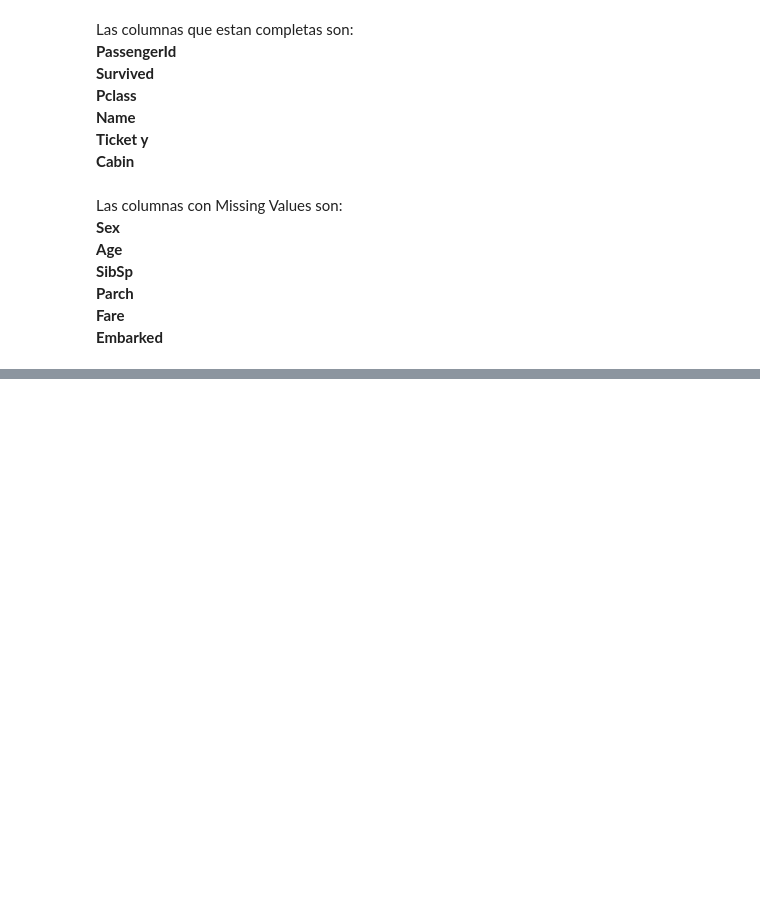
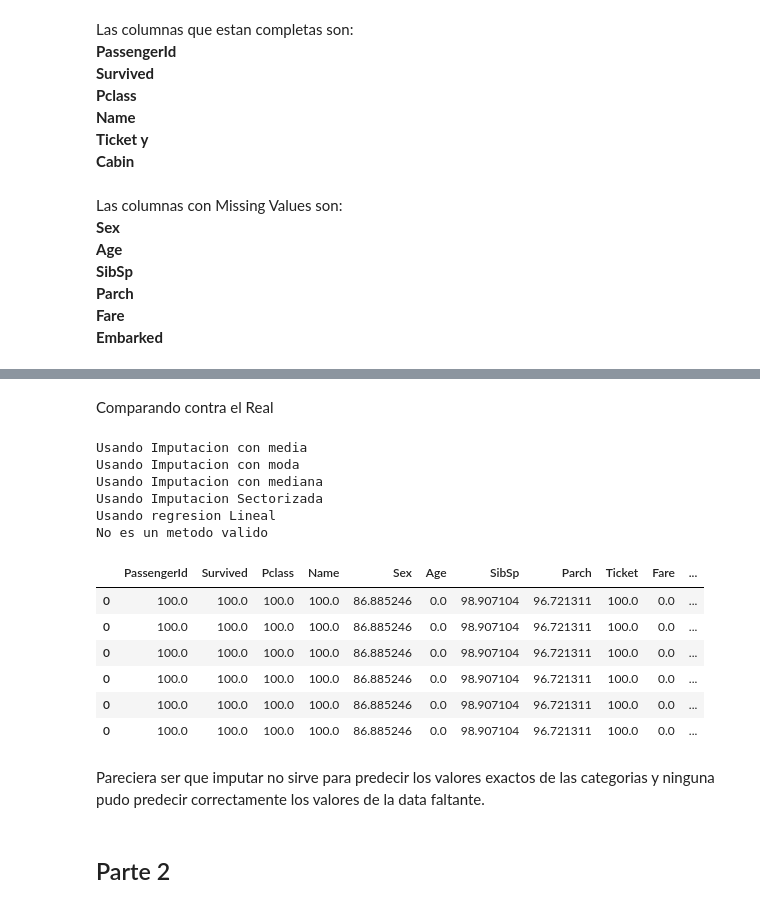
Before and after one commit to RofoRojas/Data-Wrangling, a Jupyter notebook: Laboratorio 8/Laboratorio 8.ipynb, the cells around one changed output, grey strips where cells are left out. Drawn from its saved outputs; the diff is of its cells as text; code cells hidden in the pictures; blank space fills up the shorter version.

Commit message:
Parte 1 Completa

```diff
--- a/Laboratorio 8/Laboratorio 8.ipynb
+++ b/Laboratorio 8/Laboratorio 8.ipynb
@@ -327,0 +239,34 @@ df_MD.fillna(df_MD.drop(['PassengerId', 'Name', 'Cabin', 'Ticket'], axis=1).mode
+# %% [markdown]
+Comparando contra el Real
+# %%
+metodos=['c1', 'c2', 'c3','d', 'e','ninguno']
+totales = pd.DataFrame(columns=df_MD.columns)
+
+for var in metodos:
+    data_final= Missing_Handler(df, var, unicas, relevantes, continuas)
+    df_bool= data_final.where(data_final.values==real.values).notna()
+    df_bool=df_bool.sum()/183*100
+    df_bool=pd.DataFrame(df_bool).transpose()
+    totales= pd.concat([totales, df_bool])
+# %% [output]
+Usando Imputacion con media
+Usando Imputacion con moda
+Usando Imputacion con mediana
+Usando Imputacion Sectorizada
+Usando regresion Lineal
+No es un metodo valido
+# %%
+totales['Metodo']=metodos
+totales
+# %% [output]
+|  | PassengerId | Survived | Pclass | Name | Sex | Age | SibSp | Parch | Ticket | Fare | ... |
+| 0 | 100.0 | 100.0 | 100.0 | 100.0 | 86.885246 | 0.0 | 98.907104 | 96.721311 | 100.0 | 0.0 | ... |
+| 0 | 100.0 | 100.0 | 100.0 | 100.0 | 86.885246 | 0.0 | 98.907104 | 96.721311 | 100.0 | 0.0 | ... |
+| 0 | 100.0 | 100.0 | 100.0 | 100.0 | 86.885246 | 0.0 | 98.907104 | 96.721311 | 100.0 | 0.0 | ... |
+| 0 | 100.0 | 100.0 | 100.0 | 100.0 | 86.885246 | 0.0 | 98.907104 | 96.721311 | 100.0 | 0.0 | ... |
+| 0 | 100.0 | 100.0 | 100.0 | 100.0 | 86.885246 | 0.0 | 98.907104 | 96.721311 | 100.0 | 0.0 | ... |
+| 0 | 100.0 | 100.0 | 100.0 | 100.0 | 86.885246 | 0.0 | 98.907104 | 96.721311 | 100.0 | 0.0 | ... |
+# %% [markdown]
+Pareciera ser que imputar no sirve para predecir los valores exactos de las categorias y ninguna pudo predecir correctamente los valores de la data faltante.
+# %% [markdown]
+## Parte 2
```
Also changed, not shown: parts of 25 cells of this notebook.
